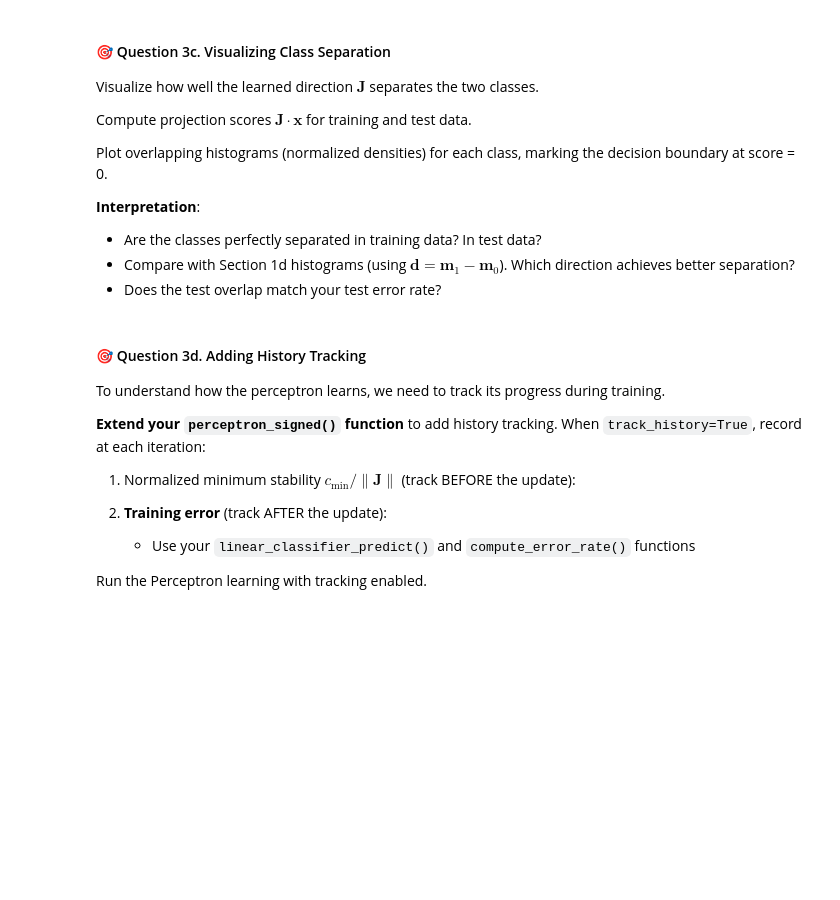
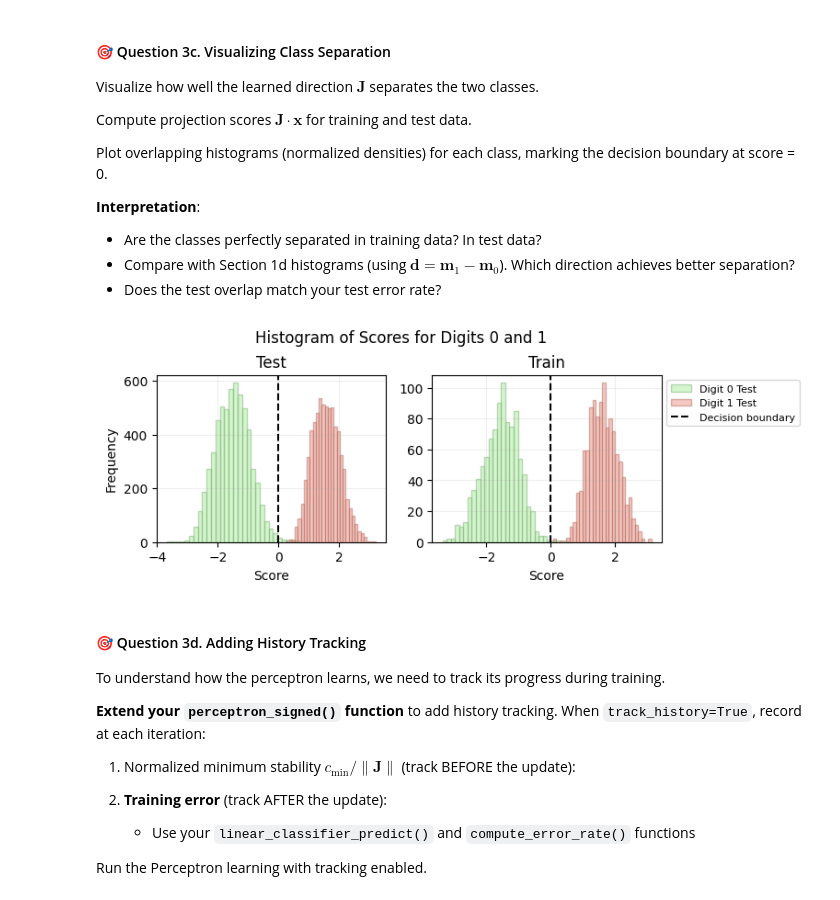
Before and after one commit to brucsk/machine-learning-cogmaster-m2, a Jupyter notebook: TD/tutorial_4/tutorial_4_START.ipynb, the cells around one changed output. Drawn from its saved outputs; the diff is of its cells as text; code cells hidden in the pictures; blank space fills up the shorter version.

Commit message:
Finished perceptron and answered to questions.

```diff
--- a/TD/tutorial_4/tutorial_4_START.ipynb
+++ b/TD/tutorial_4/tutorial_4_START.ipynb
@@ -634,6 +849,58 @@ Plot overlapping histograms (normalized densities) for each class, marking the d
 - Are the classes perfectly separated in training data? In test data?
 - Compare with Section 1d histograms (using $\boldsymbol{d} = \boldsymbol{m}_1 - \boldsymbol{m}_0$). Which direction achieves better separation?
 - Does the test overlap match your test error rate?
+# %%
+def plot_histograms_train_test(scores_train, scores_test, y_train, y_test, decision_boundary=0.0):
+    """
+    Plot histograms of scores for digits 0 and 1.
+
+    Parameters
+    ----------
+    scores : array-like, shape (N,)
+        Scores for each image.
+    y : array-like, shape (N,)
+        Labels corresponding to each score.
+    decision_boundary : float, optional
+        Threshold value to be plotted on the histogram.
+    """
+    scores_0_train = scores_train[y_train == 0]
+    scores_1_train = scores_train[y_train == 1]
+    scores_0_test = scores_test[y_test == 0]
+    scores_1_test = scores_test[y_test == 1]
+
+    # Plot
+    fig, axes = plt.subplots(1, 2, figsize=(18*cm, 6*cm))
+
+    axes[0].hist(scores_0_train, bins=30, edgecolor='#80B377', alpha=0.5, label='Digit 0 Train', color="#ACECA1")
+    axes[0].hist(scores_1_train, bins=30, edgecolor="#B46B60", alpha=0.5, label='Digit 1 Train', color='#EB9486')
+    axes[1].hist(scores_0_test, bins=30, edgecolor='#80B377', alpha=0.5, label='Digit 0 Test', color="#ACECA1")
+    axes[1].hist(scores_1_test, bins=30, edgecolor="#B46B60", alpha=0.5, label='Digit 1 Test', color='#EB9486')
+    if decision_boundary!=None:
+            axes[0].axvline(x=decision_boundary, color='black', linestyle='--', label=f"Decision boundary")
+            axes[1].axvline(x=decision_boundary, color='black', linestyle='--', label=f"Decision boundary")
+    axes[0].grid(alpha=0.2)
+    axes[1].grid(alpha=0.2)
+
+    # Title and axes labels
+    axes[0].set_title('Histogram of Scores for 0 and 1 - Train', fontsize=12)
+    axes[0].set_xlabel('Score')
+    axes[0].set_ylabel('Frequency')
+    axes[0].set_title('Test')
+
+    axes[1].set_title('Histogram of Scores for 0 and 1 - Test', fontsize=12)
+    axes[1].set_xlabel('Score')
+    axes[1].set_title('Train')
+    axes[1].legend(fontsize = 8, loc='upper left', bbox_to_anchor=(1, 1))
+    fig.suptitle('Histogram of Scores for Digits 0 and 1', position=(0.5, 1.09))
+    plt.show()
+
+
+scores_perceptron_train = compute_scores(x_train_flat, J)
+scores_perceptron_test = compute_scores(x_test_flat, J)
+
+plot_histograms_train_test(scores_perceptron_train, scores_perceptron_test, y_01_train, y_01_test, decision_boundary=0.0)
+# %% [output]
+[figure, added]
 # %% [markdown]
 #### 🎯 Question 3d. Adding History Tracking
 
```
Also changed, not shown: parts of 18 cells of this notebook.
